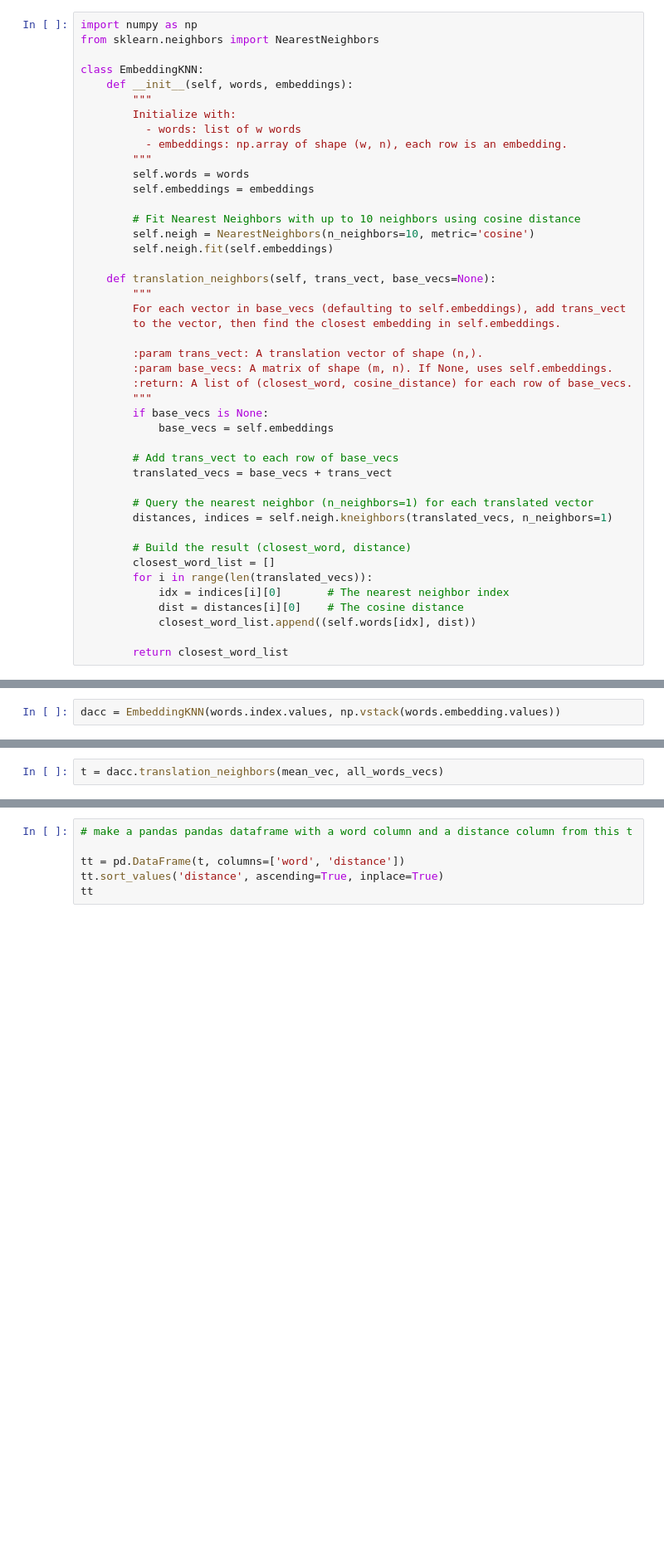
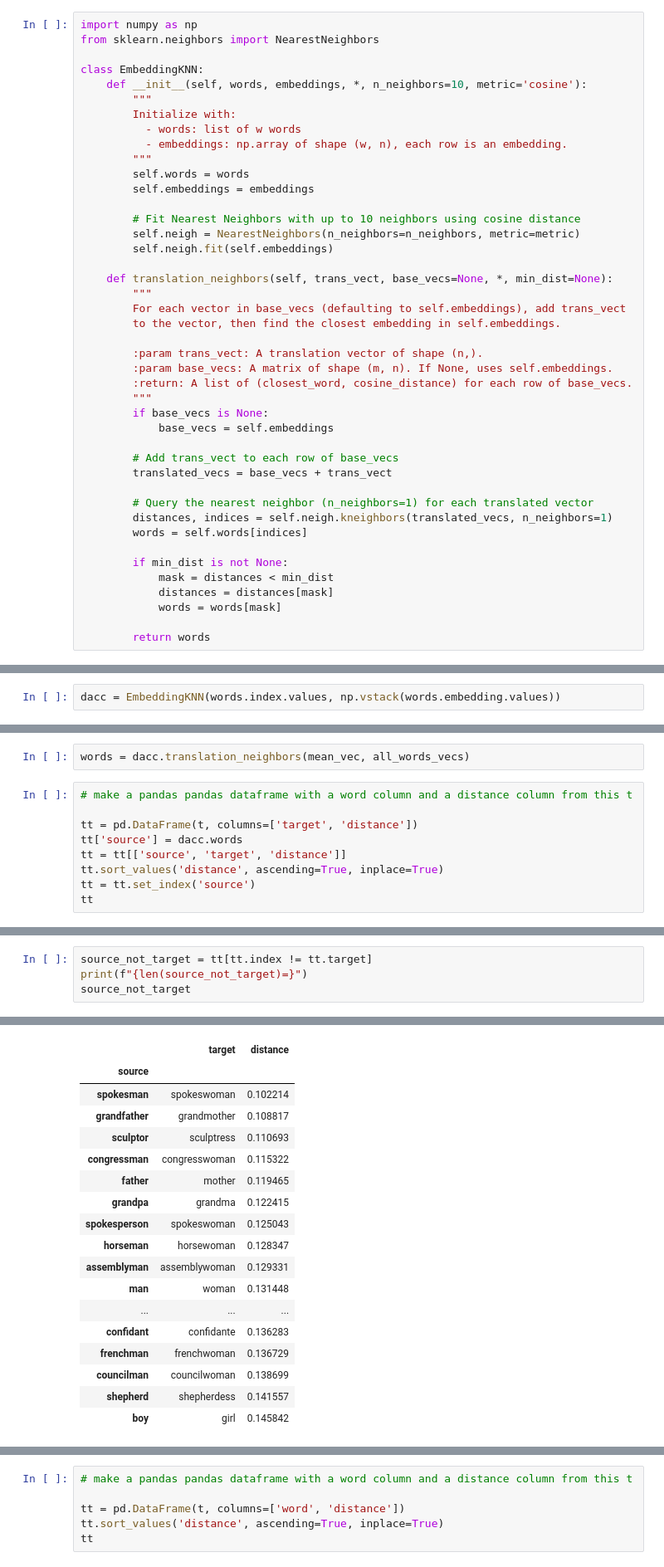
Before and after one commit to thorwhalen/imbed, a Jupyter notebook: misc/imbed_vector_mining.ipynb, the cells around one changed output, grey strips where cells are left out. Shown: that part at 83% size. Cells and saved outputs as stored; diff of their text form; blank space fills up the shorter version.

```diff
--- a/misc/imbed_vector_mining.ipynb
+++ b/misc/imbed_vector_mining.ipynb
@@ -85,7 +62,7 @@ import numpy as np
 from sklearn.neighbors import NearestNeighbors
 
 class EmbeddingKNN:
-    def __init__(self, words, embeddings):
+    def __init__(self, words, embeddings, *, n_neighbors=10, metric='cosine'):
         """
         Initialize with:
           - words: list of w words
@@ -95,10 +72,10 @@ class EmbeddingKNN:
         self.embeddings = embeddings
 
         # Fit Nearest Neighbors with up to 10 neighbors using cosine distance
-        self.neigh = NearestNeighbors(n_neighbors=10, metric='cosine')
+        self.neigh = NearestNeighbors(n_neighbors=n_neighbors, metric=metric)
         self.neigh.fit(self.embeddings)
 
-    def translation_neighbors(self, trans_vect, base_vecs=None):
+    def translation_neighbors(self, trans_vect, base_vecs=None, *, min_dist=None):
         """
         For each vector in base_vecs (defaulting to self.embeddings), add trans_vect
         to the vector, then find the closest embedding in self.embeddings.
@@ -115,13 +92,12 @@ class EmbeddingKNN:
 
         # Query the nearest neighbor (n_neighbors=1) for each translated vector
         distances, indices = self.neigh.kneighbors(translated_vecs, n_neighbors=1)
+        words = self.words[indices]
 
-        # Build the result (closest_word, distance)
-        closest_word_list = []
-        for i in range(len(translated_vecs)):
-            idx = indices[i][0]       # The nearest neighbor index
-            dist = distances[i][0]    # The cosine distance
-            closest_word_list.append((self.words[idx], dist))
+        if min_dist is not None:
+            mask = distances < min_dist
+            distances = distances[mask]
+            words = words[mask]
 
-        return closest_word_list
+        return words
 # %%
@@ -217,2 +165,11 @@ mean_vec = vecs.mean(axis=0)
 # %%
-t = dacc.translation_neighbors(mean_vec, all_words_vecs)
+words = dacc.translation_neighbors(mean_vec, all_words_vecs)
+# %%
+# make a pandas pandas dataframe with a word column and a distance column from this t
+
+tt = pd.DataFrame(t, columns=['target', 'distance'])
+tt['source'] = dacc.words
+tt = tt[['source', 'target', 'distance']]
+tt.sort_values('distance', ascending=True, inplace=True)
+tt = tt.set_index('source')
+tt
@@ -218,0 +209,5 @@ t = dacc.translation_neighbors(mean_vec, all_words_vecs)
+# %%
+source_not_target = tt[tt.index != tt.target]
+print(f"{len(source_not_target)=}")
+source_not_target
+# %% [output]
@@ -218,0 +215,18 @@ t = dacc.translation_neighbors(mean_vec, all_words_vecs)
+|  | target | distance |
+| source |  |  |
+| spokesman | spokeswoman | 0.102214 |
+| grandfather | grandmother | 0.108817 |
+| sculptor | sculptress | 0.110693 |
+| congressman | congresswoman | 0.115322 |
+| father | mother | 0.119465 |
+| grandpa | grandma | 0.122415 |
+| spokesperson | spokeswoman | 0.125043 |
+| horseman | horsewoman | 0.128347 |
+| assemblyman | assemblywoman | 0.129331 |
+| man | woman | 0.131448 |
+| ... | ... | ... |
+| confidant | confidante | 0.136283 |
+| frenchman | frenchwoman | 0.136729 |
+| councilman | councilwoman | 0.138699 |
+| shepherd | shepherdess | 0.141557 |
+| boy | girl | 0.145842 |
```
Also changed, not shown: parts of 37 cells of this notebook, 12 other files.
